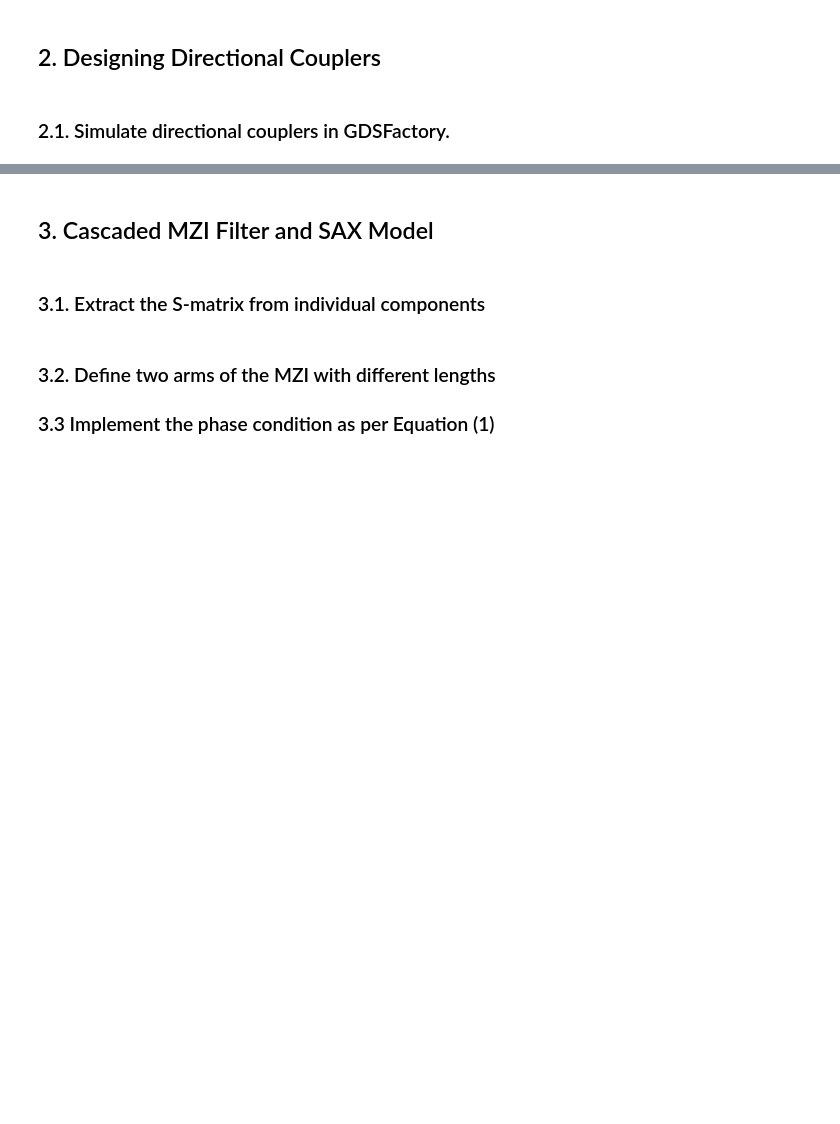
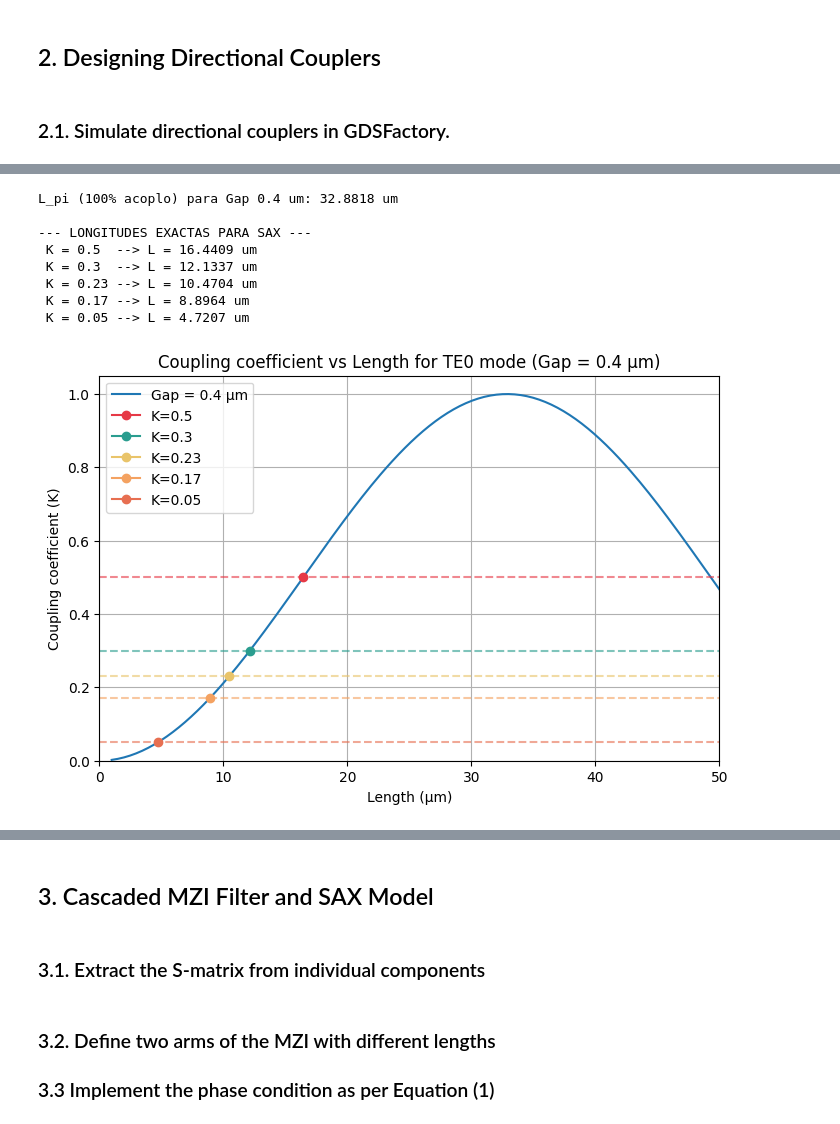
Before and after one commit to snacmuo/pic-upv-lab5-finalproject, a Jupyter notebook: FInal_Project_Sergi_Nàcher_Muñoz.ipynb, the cells around one changed output, grey strips where cells are left out. Saved outputs shown, nothing was run; the diff lists cells and outputs as text; code cells hidden in the pictures; blank space fills up the shorter version.

```diff
--- a/FInal_Project_Sergi_Nàcher_Muñoz.ipynb
+++ b/FInal_Project_Sergi_Nàcher_Muñoz.ipynb
@@ -332,19 +236,0 @@ dcoupler_cs.plot_field(mode_index=3, # Mode to be plotted
-# %%
-length_values = np.linspace(1,50,200)
-dcoupler_cs.gap = 0.4
-
-L_pi_TE0 = 0.5*lambda_c/(dcoupler_neff[0].real-dcoupler_neff[1].real)
-L_pi_TM0 = 0.5*lambda_c/(dcoupler_neff[2].real-dcoupler_neff[3].real)
-
-K_values = []
-
-for length in length_values:
-    K = np.sin(1/2 * np.pi * (length/L_pi_TE0))**2
-    K_values.append(K)
-
-plt.plot(length_values, K_values)
-plt.xlabel("Length (µm)")
-plt.ylabel("Coupling coefficient (K)")
-plt.title("Coupling coefficient vs Length for TE0 mode")
-plt.grid()
-plt.show()
@@ -368,0 +237,51 @@ Length for K=0.5: 16.44 µm
+# %%
+gap_fijo = 0.4
+dcoupler_cs.gap = gap_fijo
+
+# Cálculo de n_eff y L_pi
+neff_even = dcoupler_cs.n_eff[0].real
+neff_odd = dcoupler_cs.n_eff[1].real
+L_pi_TE0 = 0.5 * wvl / (neff_even - neff_odd)
+
+print(f"L_pi (100% acoplo) para Gap {gap_fijo} um: {L_pi_TE0:.4f} um\n")
+
+# Barrido de Longitud L
+length_values = np.linspace(1,50,200)
+
+K_values = []
+for length in length_values:
+    K = np.sin(0.5 * np.pi * (length / L_pi_TE0))**2
+    K_values.append(K)
+
+# Gráfica
+plt.figure(figsize=(8, 5))
+plt.plot(length_values, K_values, label=f'Gap = {gap_fijo} µm')
+
+objetivos = [0.5, 0.3, 0.23, 0.17, 0.05]
+colores = ['#e63946', '#2a9d8f', '#e9c46a', '#f4a261', '#e76f51']
+
+print("--- LONGITUDES EXACTAS PARA SAX ---")
+for obj, col in zip(objetivos, colores):
+    L_exacta = (2 * L_pi_TE0 / np.pi) * np.arcsin(np.sqrt(obj))
+    print(f" K = {obj:<4} --> L = {L_exacta:.4f} um")
+    plt.axhline(obj, color=col, linestyle='--', alpha=0.6)
+    plt.plot(L_exacta, obj, marker='o', color=col, label=f'K={obj}')
+
+plt.xlabel('Length (µm)')
+plt.ylabel('Coupling coefficient (K)')
+plt.title(f'Coupling coefficient vs Length for TE0 mode (Gap = {gap_fijo} µm)')
+plt.xlim(0, max(length_values))
+plt.ylim(0, 1.05)
+plt.legend()
+plt.grid(True)
+plt.show()
+# %% [output]
+L_pi (100% acoplo) para Gap 0.4 um: 32.8818 um
+
+--- LONGITUDES EXACTAS PARA SAX ---
+ K = 0.5  --> L = 16.4409 um
+ K = 0.3  --> L = 12.1337 um
+ K = 0.23 --> L = 10.4704 um
+ K = 0.17 --> L = 8.8964 um
+ K = 0.05 --> L = 4.7207 um
+[figure, added]
```
Also changed, not shown: parts of 32 cells of this notebook.
